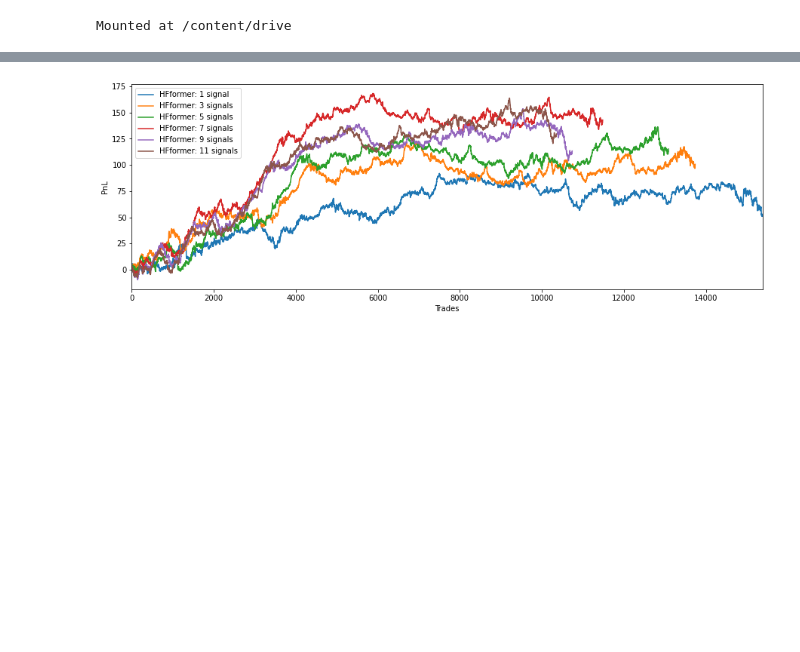
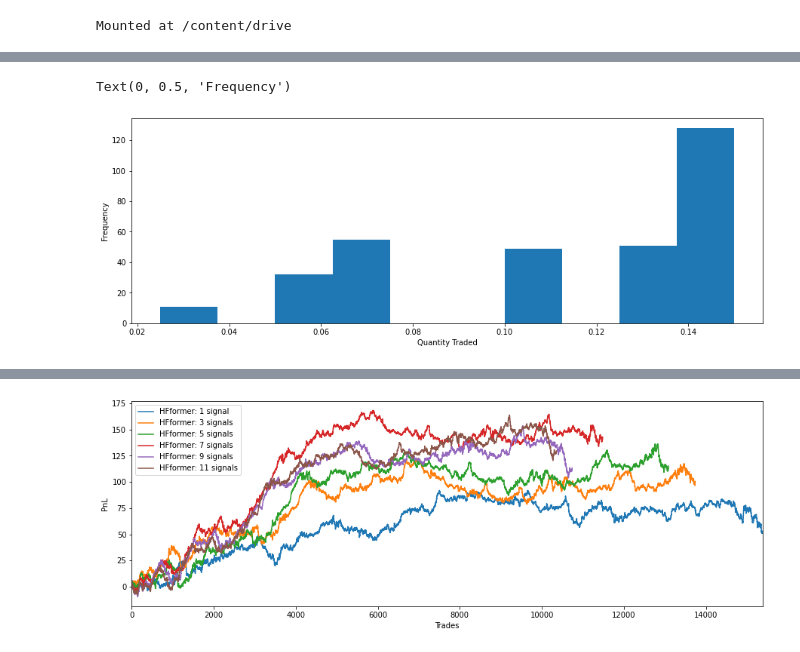
Before and after one commit to Nakols/HFformerV2, a Jupyter notebook: 9_backtester.ipynb, the cells around one changed output, grey strips where cells are left out. Drawn from its saved outputs; the diff is of its cells as text; code cells hidden in the pictures; blank space fills up the shorter version.

```diff
--- a/9_backtester.ipynb
+++ b/9_backtester.ipynb
@@ -599,0 +428,8 @@ np.sum(pnls)
+# %%
+fig2, ax2 = plt.subplots(1, 1, figsize = (15, 5))
+ax2.hist(quantities)
+ax2.set_xlabel('Quantity Traded')
+ax2.set_ylabel('Frequency')
+# %% [output]
+Text(0, 0.5, 'Frequency')
+[figure, added]
```
Also changed, not shown: parts of 32 cells of this notebook, 17 other files.
